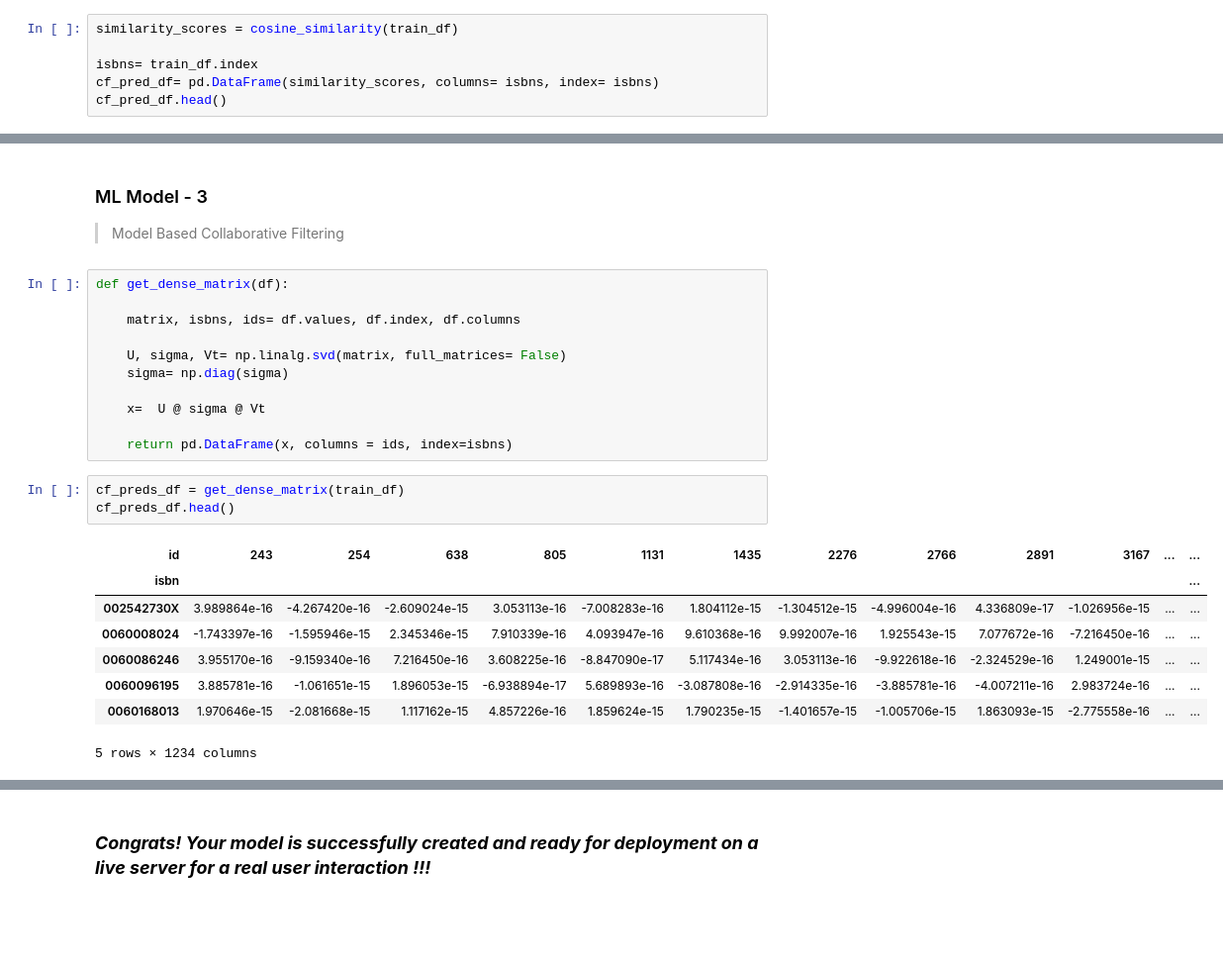
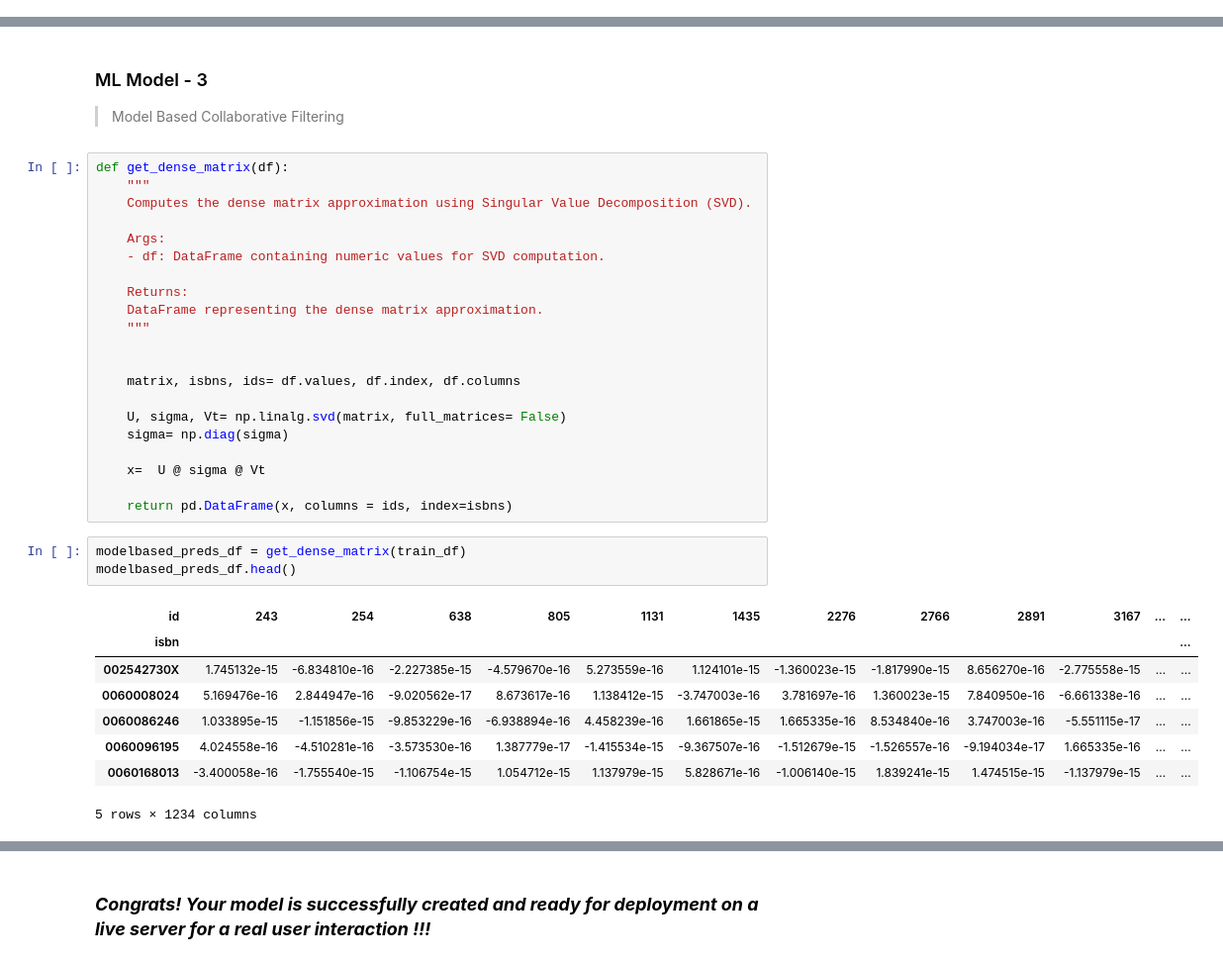
Before and after one commit to bisht-deepak/Capstone-Project-Recommendation-System, a Jupyter notebook: unsupervised-learning-book-recommendation-system.ipynb, the cells around one changed output, grey strips where cells are left out. Shown at 99% size. Cells and saved outputs as stored; diff of their text form; blank space fills up the shorter version.

```diff
--- a/unsupervised-learning-book-recommendation-system.ipynb
+++ b/unsupervised-learning-book-recommendation-system.ipynb
@@ -1690,6 +1833,0 @@ cf_pred_df
-# %%
-similarity_scores = cosine_similarity(train_df)
-
-isbns= train_df.index
-cf_pred_df= pd.DataFrame(similarity_scores, columns= isbns, index= isbns)
-cf_pred_df.head()
@@ -1780,6 +2097,16 @@ Global metrics:
 > Model Based Collaborative Filtering
 # %%
 def get_dense_matrix(df):
+    """
+    Computes the dense matrix approximation using Singular Value Decomposition (SVD).
+
+    Args:
+    - df: DataFrame containing numeric values for SVD computation.
+
+    Returns:
+    DataFrame representing the dense matrix approximation.
+    """
+
 
     matrix, isbns, ids= df.values, df.index, df.columns
 
@@ -1790,15 +2117,15 @@ def get_dense_matrix(df):
 
     return pd.DataFrame(x, columns = ids, index=isbns)
 # %%
-cf_preds_df = get_dense_matrix(train_df)
-cf_preds_df.head()
+modelbased_preds_df = get_dense_matrix(train_df)
+modelbased_preds_df.head()
 # %% [output]
 | id | 243 | 254 | 638 | 805 | 1131 | 1435 | 2276 | 2766 | 2891 | 3167 | ... | ... |
 | isbn |  |  |  |  |  |  |  |  |  |  |  | ... |
-| 002542730X | 3.989864e-16 | -4.267420e-16 | -2.609024e-15 | 3.053113e-16 | -7.008283e-16 | 1.804112e-15 | -1.304512e-15 | -4.996004e-16 | 4.336809e-17 | -1.026956e-15 | ... | ... |
-| 0060008024 | -1.743397e-16 | -1.595946e-15 | 2.345346e-15 | 7.910339e-16 | 4.093947e-16 | 9.610368e-16 | 9.992007e-16 | 1.925543e-15 | 7.077672e-16 | -7.216450e-16 | ... | ... |
-| 0060086246 | 3.955170e-16 | -9.159340e-16 | 7.216450e-16 | 3.608225e-16 | -8.847090e-17 | 5.117434e-16 | 3.053113e-16 | -9.922618e-16 | -2.324529e-16 | 1.249001e-15 | ... | ... |
-| 0060096195 | 3.885781e-16 | -1.061651e-15 | 1.896053e-15 | -6.938894e-17 | 5.689893e-16 | -3.087808e-16 | -2.914335e-16 | -3.885781e-16 | -4.007211e-16 | 2.983724e-16 | ... | ... |
-| 0060168013 | 1.970646e-15 | -2.081668e-15 | 1.117162e-15 | 4.857226e-16 | 1.859624e-15 | 1.790235e-15 | -1.401657e-15 | -1.005706e-15 | 1.863093e-15 | -2.775558e-16 | ... | ... |
+| 002542730X | 1.745132e-15 | -6.834810e-16 | -2.227385e-15 | -4.579670e-16 | 5.273559e-16 | 1.124101e-15 | -1.360023e-15 | -1.817990e-15 | 8.656270e-16 | -2.775558e-15 | ... | ... |
+| 0060008024 | 5.169476e-16 | 2.844947e-16 | -9.020562e-17 | 8.673617e-16 | 1.138412e-15 | -3.747003e-16 | 3.781697e-16 | 1.360023e-15 | 7.840950e-16 | -6.661338e-16 | ... | ... |
+| 0060086246 | 1.033895e-15 | -1.151856e-15 | -9.853229e-16 | -6.938894e-16 | 4.458239e-16 | 1.661865e-15 | 1.665335e-16 | 8.534840e-16 | 3.747003e-16 | -5.551115e-17 | ... | ... |
+| 0060096195 | 4.024558e-16 | -4.510281e-16 | -3.573530e-16 | 1.387779e-17 | -1.415534e-15 | -9.367507e-16 | -1.512679e-15 | -1.526557e-16 | -9.194034e-17 | 1.665335e-16 | ... | ... |
+| 0060168013 | -3.400058e-16 | -1.755540e-15 | -1.106754e-15 | 1.054712e-15 | 1.137979e-15 | 5.828671e-16 | -1.006140e-15 | 1.839241e-15 | 1.474515e-15 | -1.137979e-15 | ... | ... |
 5 rows × 1234 columns
 # %%
```
Also changed, not shown: parts of 41 cells of this notebook.
